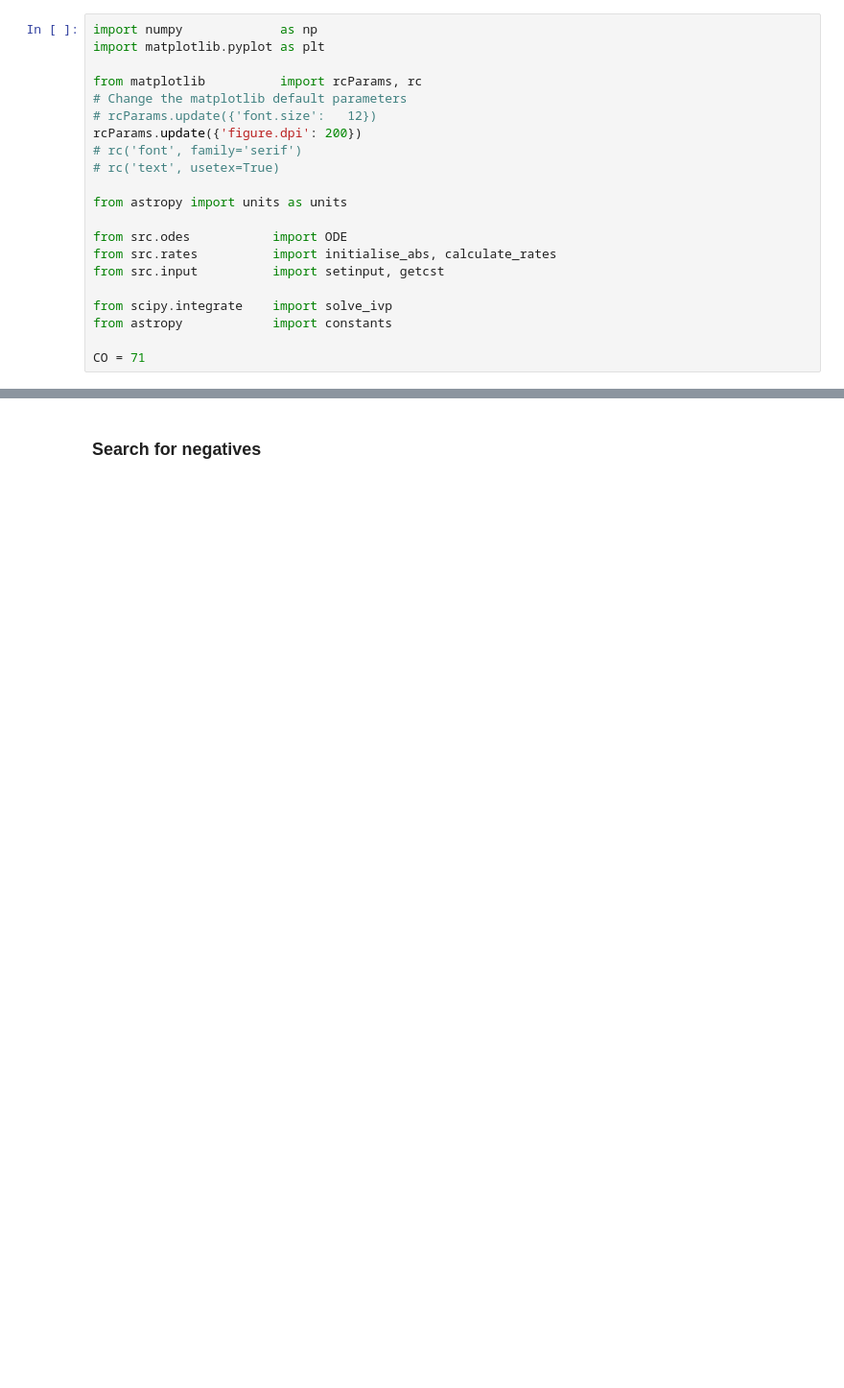
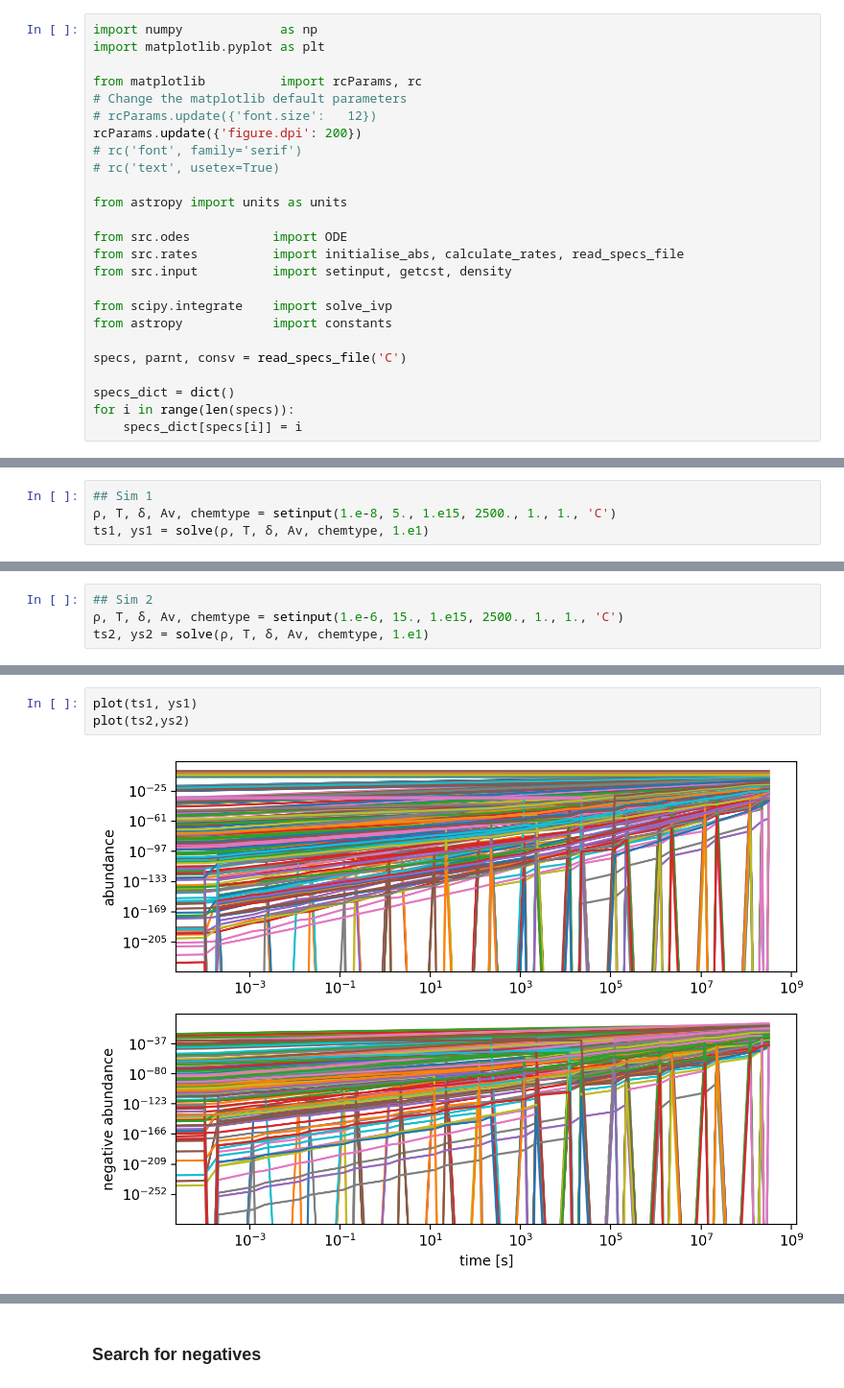
Before and after one commit to silkemaes/ChemPy, a Jupyter notebook: solver.ipynb, the cells around one changed output, grey strips where cells are left out. Shown at 96% size. Drawn from its saved outputs; the diff is of its cells as text; blank space fills up the shorter version.

```diff
--- a/solver.ipynb
+++ b/solver.ipynb
@@ -12,10 +12,14 @@ rcParams.update({'figure.dpi': 200})
 from astropy import units as units
 
 from src.odes           import ODE
-from src.rates          import initialise_abs, calculate_rates
-from src.input          import setinput, getcst
+from src.rates          import initialise_abs, calculate_rates, read_specs_file
+from src.input          import setinput, getcst, density
 
 from scipy.integrate    import solve_ivp
 from astropy            import constants
 
-CO = 71
+specs, parnt, consv = read_specs_file('C')
+
+specs_dict = dict()
+for i in range(len(specs)):
+    specs_dict[specs[i]] = i
@@ -106,0 +146,4 @@ plt.show()
+# %%
+## Sim 1
+ρ, T, δ, Av, chemtype = setinput(1.e-8, 5., 1.e15, 2500., 1., 1., 'C')
+ts1, ys1 = solve(ρ, T, δ, Av, chemtype, 1.e1)
@@ -106,0 +161,4 @@ plt.show()
+# %%
+## Sim 2
+ρ, T, δ, Av, chemtype = setinput(1.e-6, 15., 1.e15, 2500., 1., 1., 'C')
+ts2, ys2 = solve(ρ, T, δ, Av, chemtype, 1.e1)
@@ -106,0 +206,5 @@ plt.show()
+# %%
+plot(ts1, ys1)
+plot(ts2,ys2)
+# %% [output]
+[figure, added]
```
Also changed, not shown: parts of 19 cells of this notebook, 2 other files.
